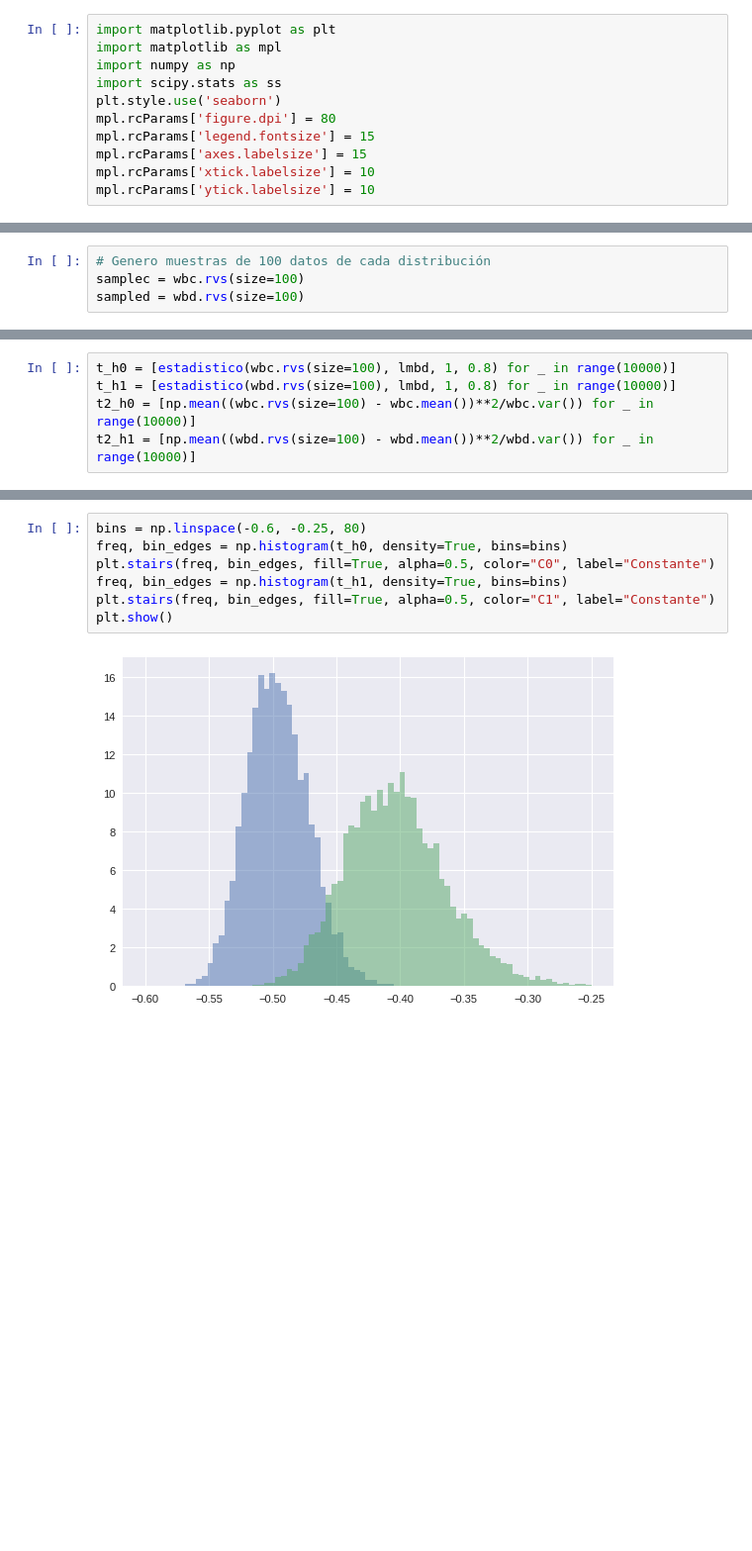
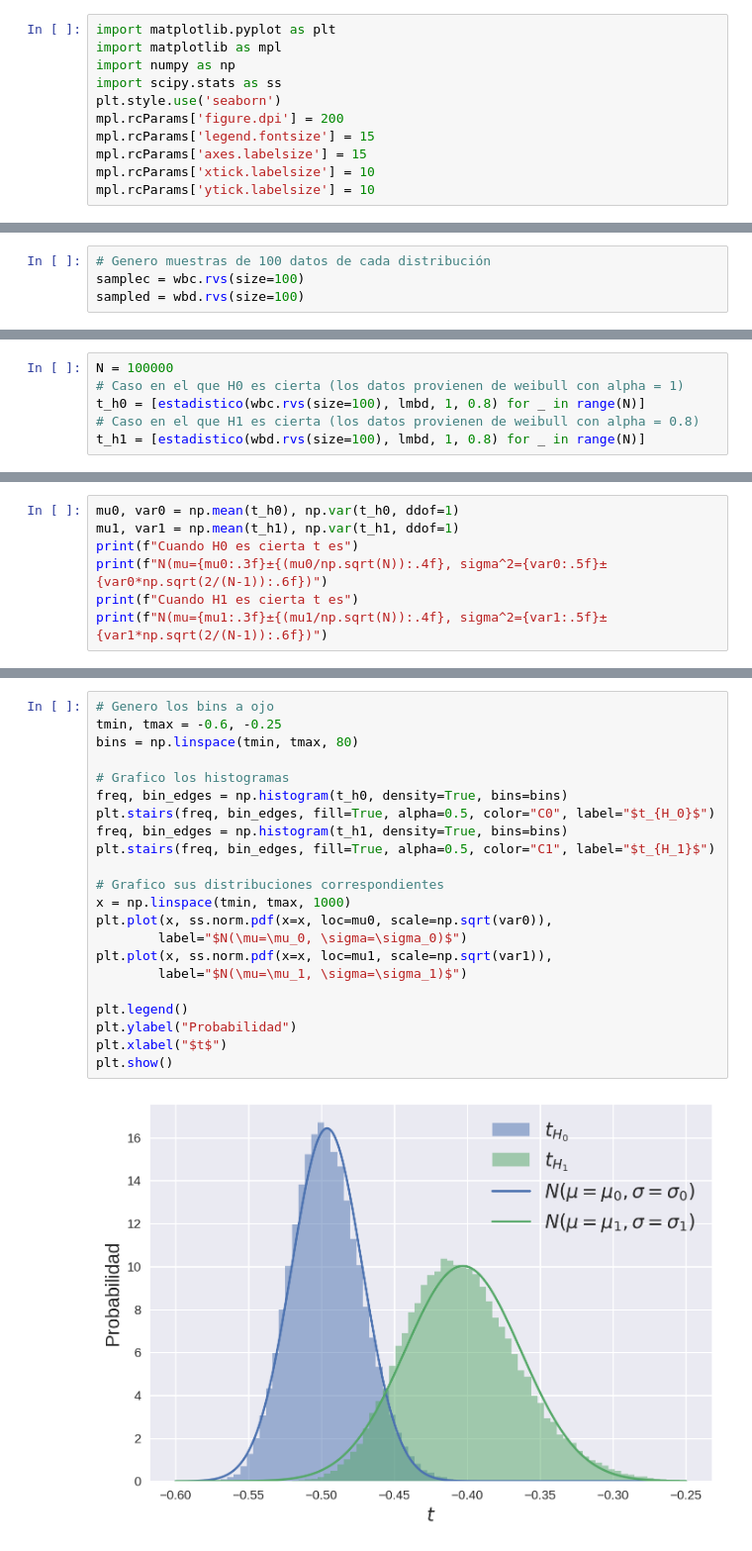
Before and after one commit to tdinapoli/mefe, a Jupyter notebook: tps/tp3/tp3.ipynb, the cells around one changed output, grey strips where cells are left out. Shown at 99% size. Drawn from its saved outputs; the diff is of its cells as text; blank space fills up the shorter version.

```diff
--- a/tps/tp3/tp3.ipynb
+++ b/tps/tp3/tp3.ipynb
@@ -12,7 +12,7 @@ import matplotlib as mpl
 import numpy as np
 import scipy.stats as ss
 plt.style.use('seaborn')
-mpl.rcParams['figure.dpi'] = 80
+mpl.rcParams['figure.dpi'] = 200
 mpl.rcParams['legend.fontsize'] = 15
 mpl.rcParams['axes.labelsize'] = 15
 mpl.rcParams['xtick.labelsize'] = 10
@@ -114,5 +149,6 @@ def estadistico(sample, lmbd, alpha0, alpha1):
 # %%
-t_h0 = [estadistico(wbc.rvs(size=100), lmbd, 1, 0.8) for _ in range(10000)]
-t_h1 = [estadistico(wbd.rvs(size=100), lmbd, 1, 0.8) for _ in range(10000)]
-t2_h0 = [np.mean((wbc.rvs(size=100) - wbc.mean())**2/wbc.var()) for _ in range(10000)]
-t2_h1 = [np.mean((wbd.rvs(size=100) - wbd.mean())**2/wbd.var()) for _ in range(10000)]
+N = 100000
+# Caso en el que H0 es cierta (los datos provienen de weibull con alpha = 1)
+t_h0 = [estadistico(wbc.rvs(size=100), lmbd, 1, 0.8) for _ in range(N)]
+# Caso en el que H1 es cierta (los datos provienen de weibull con alpha = 0.8)
+t_h1 = [estadistico(wbd.rvs(size=100), lmbd, 1, 0.8) for _ in range(N)]
@@ -118,0 +157,7 @@ t2_h1 = [np.mean((wbd.rvs(size=100) - wbd.mean())**2/wbd.var()) for _ in range(1
+# %%
+mu0, var0 = np.mean(t_h0), np.var(t_h0, ddof=1)
+mu1, var1 = np.mean(t_h1), np.var(t_h1, ddof=1)
+print(f"Cuando H0 es cierta t es")
+print(f"N(mu={mu0:.3f}±{(mu0/np.sqrt(N)):.4f}, sigma^2={var0:.5f}±{var0*np.sqrt(2/(N-1)):.6f})")
+print(f"Cuando H1 es cierta t es")
+print(f"N(mu={mu1:.3f}±{(mu1/np.sqrt(N)):.4f}, sigma^2={var1:.5f}±{var1*np.sqrt(2/(N-1)):.6f})")
@@ -119,9 +171,24 @@ t2_h1 = [np.mean((wbd.rvs(size=100) - wbd.mean())**2/wbd.var()) for _ in range(1
 # %%
-bins = np.linspace(-0.6, -0.25, 80)
+# Genero los bins a ojo
+tmin, tmax = -0.6, -0.25
+bins = np.linspace(tmin, tmax, 80)
+
+# Grafico los histogramas
 freq, bin_edges = np.histogram(t_h0, density=True, bins=bins)
-plt.stairs(freq, bin_edges, fill=True, alpha=0.5, color="C0", label="Constante")
+plt.stairs(freq, bin_edges, fill=True, alpha=0.5, color="C0", label="$t_{H_0}$")
 freq, bin_edges = np.histogram(t_h1, density=True, bins=bins)
-plt.stairs(freq, bin_edges, fill=True, alpha=0.5, color="C1", label="Constante")
+plt.stairs(freq, bin_edges, fill=True, alpha=0.5, color="C1", label="$t_{H_1}$")
+
+# Grafico sus distribuciones correspondientes
+x = np.linspace(tmin, tmax, 1000)
+plt.plot(x, ss.norm.pdf(x=x, loc=mu0, scale=np.sqrt(var0)),
+        label="$N(\mu=\mu_0, \sigma=\sigma_0)$")
+plt.plot(x, ss.norm.pdf(x=x, loc=mu1, scale=np.sqrt(var1)),
+        label="$N(\mu=\mu_1, \sigma=\sigma_1)$")
+
+plt.legend()
+plt.ylabel("Probabilidad")
+plt.xlabel("$t$")
 plt.show()
 # %% [output]
-[figure, old version]
+[figure, new version]
```
Also changed, not shown: parts of 41 cells of this notebook.
